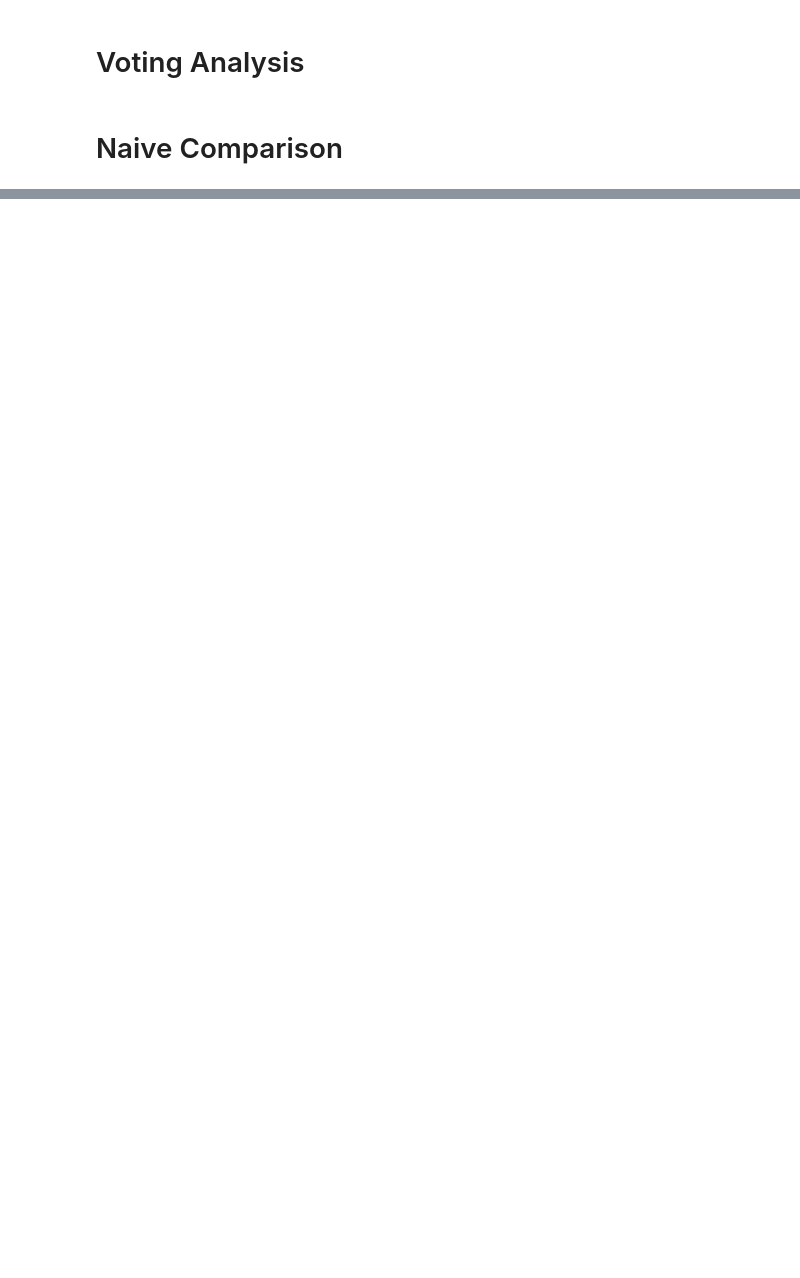
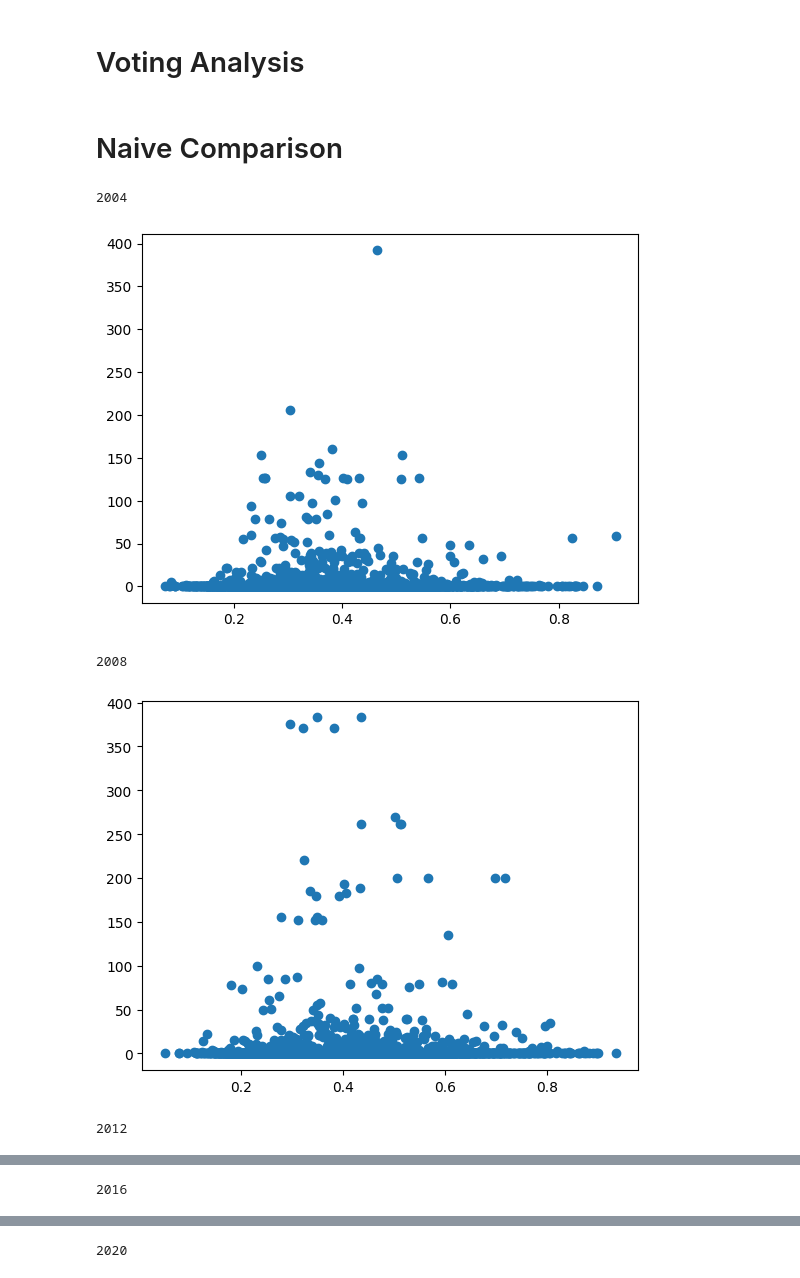
Before and after one commit to kmorhun/disasters_and_politics, a Jupyter notebook: src/voting_behavior.ipynb, the cells around one changed output, grey strips where cells are left out. Cells and saved outputs as stored; diff of their text form; code cells hidden in the pictures; blank space fills up the shorter version.

Commit message:
added democrat share, performed naive regression

```diff
--- a/src/voting_behavior.ipynb
+++ b/src/voting_behavior.ipynb
@@ -10,10 +10,11 @@ from datetime import datetime
 # %%
 cwd = os.getcwd()
 date_format = "%Y-%m-%d"
-TORNADO_PATH = os.path.join(cwd, "../..", "data/tornadoes/US_tornadoes_2000_2022.csv")
-TORNADO_SHAPEFILE = os.path.join(cwd, "../..", "data/geographic/US_tornadoes_1950_2022/US_tornadoes_1950_2022.shp")
-COUNTIES_PATH = os.path.join(cwd, "../..", "data/counties/2018_counties.csv")
-COUNTIES_SHAPEFILE = os.path.join(cwd, "../..", "data/geographic/cb_2018_us_county_5m/cb_2018_us_county_5m.shp")
-INTERSECTION_PATH = os.path.join(cwd, "../..", "data/tornado_county_intersections.csv")
+TORNADO_PATH = os.path.join(cwd, "..", "data/tornadoes/US_tornadoes_2000_2022.csv")
+TORNADO_SHAPEFILE = os.path.join(cwd, "..", "data/geographic/US_tornadoes_1950_2022/US_tornadoes_1950_2022.shp")
+COUNTIES_PATH = os.path.join(cwd, "..", "data/counties/2018_counties.csv")
+COUNTIES_SHAPEFILE = os.path.join(cwd, "..", "data/geographic/cb_2018_us_county_5m/cb_2018_us_county_5m.shp")
+INTERSECTION_PATH = os.path.join(cwd, "..", "data/tornado_county_intersections.csv")
+RESULTS_PATH = os.path.join(cwd, "..", "data/results_2000s.csv")
 # %% [markdown]
 # Naive Comparison
@@ -23,15 +68,21 @@ def getTornadoSetByCounty(data,countySet,year):
 # %%
-# data_tornado = pd.read_csv(INTERSECTION_PATH)
-# data_voting = pd.read_csv()
-# tornadoes_Dem = []
-# tornadoes_Rep = []
-# for year in range(2000, 2020, 2):
-#     dist_Dem = data_voting.loc[data_voting[""] == "Dem"]["id"]
-#     dist_Rep = data_voting.loc[data_voting[""] == "Rep"]["id"]
-#     tornado_set_Dem = getTornadoSetByCounty(data_tornado, set(dist_Dem), year)
-#     tornado_set_Rep = getTornadoSetByCounty(data_tornado, set(dist_Rep), year)
-#     tornadoes_Dem.append(len(tornado_set_Dem))
-#     tornadoes_Rep.append(len(tornado_set_Rep))
+data_tornado = pd.read_csv(INTERSECTION_PATH)
+data_voting = pd.read_csv(RESULTS_PATH)
+# print(data_voting["fips"])
 
-# plt.plot(tornadoes_Dem,range(len(tornadoes_Dem)), "Democrat")
-# plt.plot(tornadoes_Rep,range(len(tornadoes_Dem)), "Republican")
+tornadoes_Dem = []
+for year in range(2004, 2021, 4):
+    dist_Dem = data_voting.loc[data_voting[str(year)].notnull()]
+
+    # tornado_set_Dem = getTornadoSetByCounty(data_tornado, set(dist_Dem), year)
+    # tornado_set_Rep = getTornadoSetByCounty(data_tornado, set(dist_Rep), year)
+    scatters = getCountyVoteSet_Casualties(dist_Dem,data_tornado,year)
+    print(year)
+    plt.scatter(scatters[:,0],scatters[:,1])
+    plt.show()
+# %% [output]
+2004
+[figure, added]
+2008
+[figure, added]
+2012
@@ -37,0 +90 @@ def getTornadoSetByCounty(data,countySet,year):
+2016
@@ -37,0 +92 @@ def getTornadoSetByCounty(data,countySet,year):
+2020
```
Also changed, not shown: parts of 4 cells of this notebook, 1 other file.
